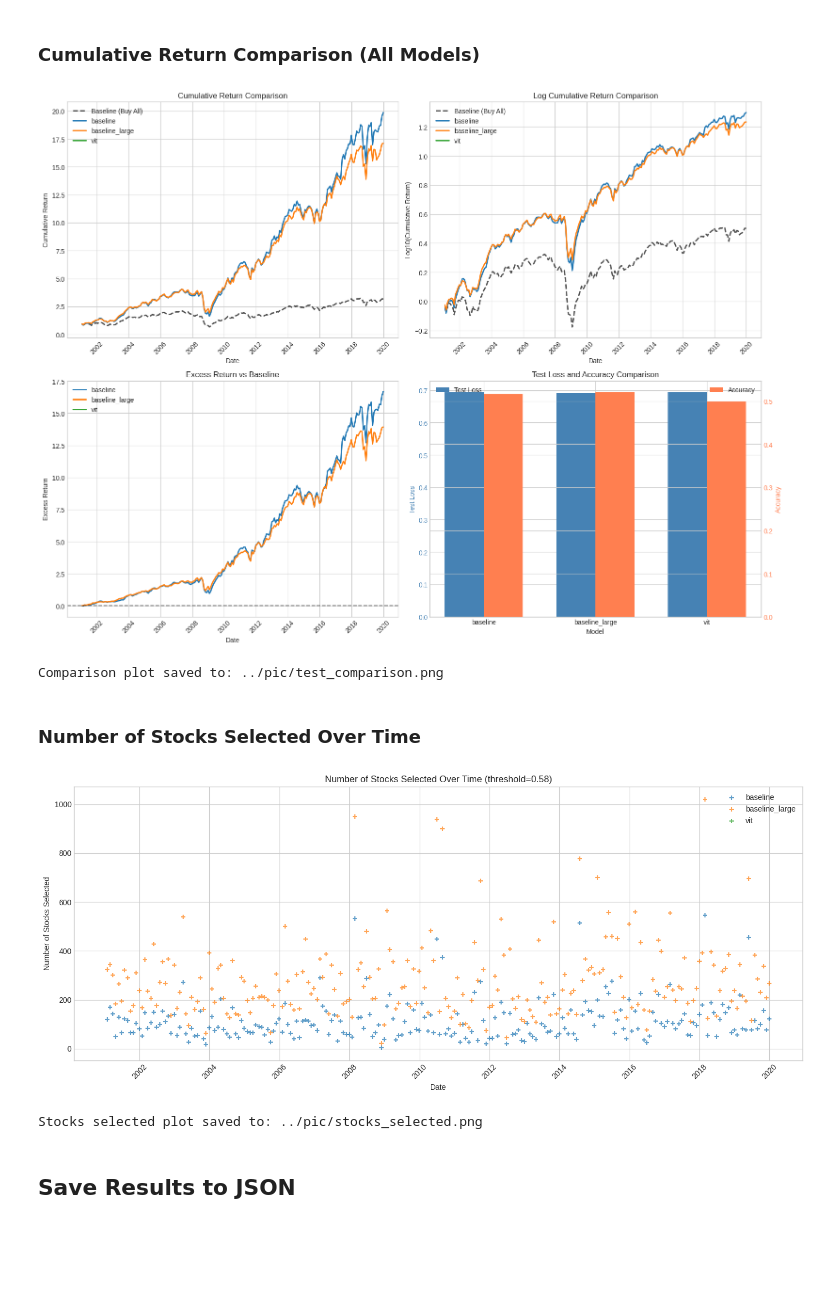
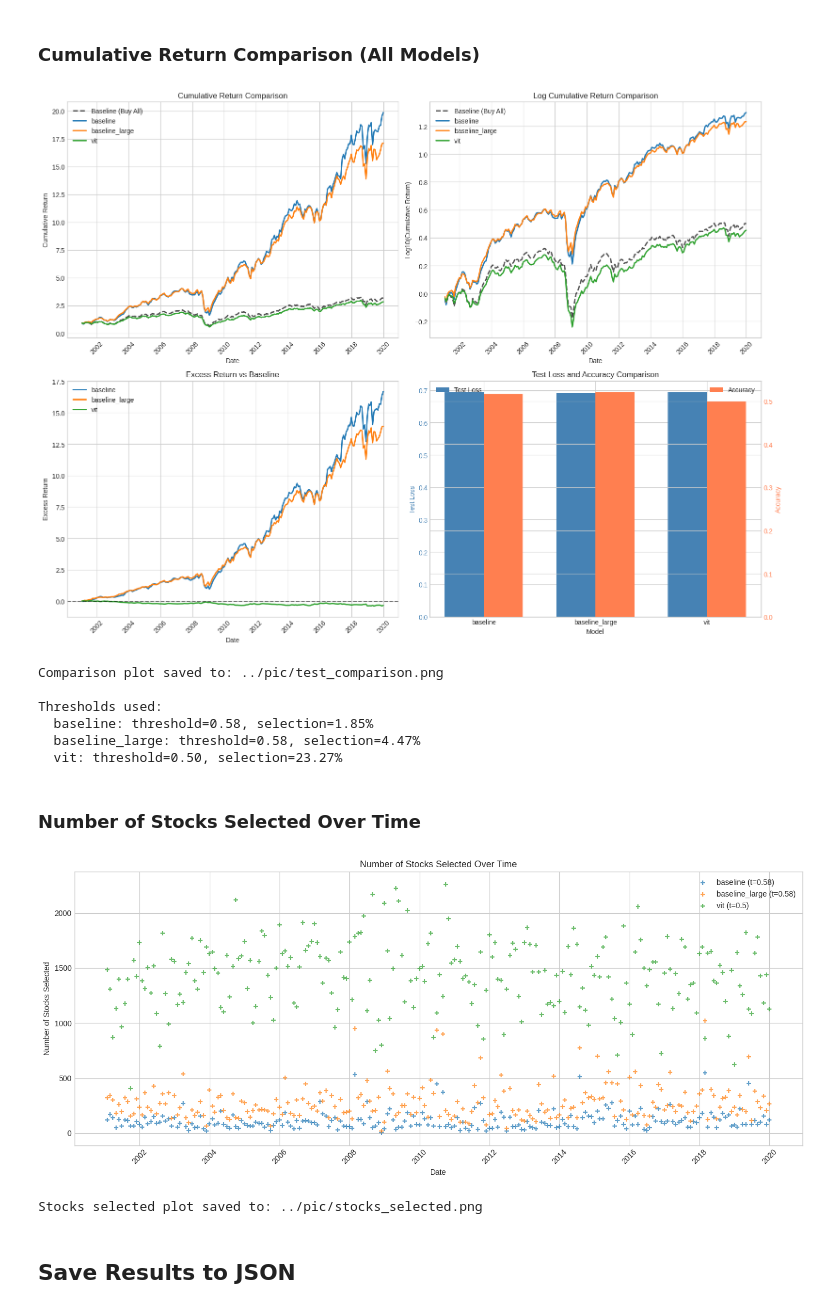
Before and after one commit to zzzweakman/MATH5470_25_Fall_pj2, a Jupyter notebook: notebooks/test.ipynb, the cells around one changed output. Saved outputs shown, nothing was run; the diff lists cells and outputs as text; code cells hidden in the pictures; blank space fills up the shorter version.

```diff
--- a/notebooks/test.ipynb
+++ b/notebooks/test.ipynb
@@ -229,6 +233,7 @@ print("#"*70)
 
 for model_type in model_types:
     model_path = model_paths[model_type]
+    model_threshold = thresholds[model_type]
 
     results = test_single_model(
         model_type=model_type,
@@ -236,7 +241,7 @@ for model_type in model_types:
         test_dataloader=test_dataloader,
         label_df_original=label_df_original,
         device=device,
-        threshold=threshold
+        threshold=model_threshold
     )
 
     if results is not None:
@@ -359,8 +364,12 @@ if len(all_test_results) > 0:
 # 绘制每个模型的策略收益
 for i, (model_type, results) in enumerate(all_test_results.items()):
     ret_strategy = results['ret_strategy']
-    cum_strategy = (ret_strategy + 1).cumprod()
-    ax1.plot(cum_strategy.index, cum_strategy.values, label=f'{model_type}', linewidth=2, color=colors[i % len(colors)])
+    if len(ret_strategy) > 0:
+        cum_strategy = (ret_strategy + 1).cumprod()
+        ax1.plot(cum_strategy.index, cum_strategy.values, label=f'{model_type}', linewidth=2, color=colors[i % len(colors)])
+    else:
+        # 对于没有选中股票的模型，绘制一条水平线表示无收益
+        ax1.axhline(y=1.0, label=f'{model_type} (No Selection)', linewidth=2, linestyle=':', color=colors[i % len(colors)], alpha=0.5)
 
 ax1.set_xlabel('Date')
 ax1.set_ylabel('Cumulative Return')
@@ -376,8 +385,11 @@ if len(all_test_results) > 0:
 
 for i, (model_type, results) in enumerate(all_test_results.items()):
     ret_strategy = results['ret_strategy']
-    log_cum_strategy = np.log10((ret_strategy + 1).cumprod())
-    ax2.plot(log_cum_strategy.index, log_cum_strategy.values, label=f'{model_type}', linewidth=2, color=colors[i % len(colors)])
+    if len(ret_strategy) > 0:
+        log_cum_strategy = np.log10((ret_strategy + 1).cumprod())
+        ax2.plot(log_cum_strategy.index, log_cum_strategy.values, label=f'{model_type}', linewidth=2, color=colors[i % len(colors)])
+    else:
+        ax2.axhline(y=0, label=f'{model_type} (No Selection)', linewidth=2, linestyle=':', color=colors[i % len(colors)], alpha=0.5)
 
 ax2.set_xlabel('Date')
 ax2.set_ylabel('Log10(Cumulative Return)')
@@ -391,11 +403,15 @@ for i, (model_type, results) in enumerate(all_test_results.items()):
     ret_strategy = results['ret_strategy']
     ret_baseline = results['ret_baseline']
 
-    # 对齐日期
-    common_dates = ret_strategy.index.intersection(ret_baseline.index)
-    excess_ret = (ret_strategy.loc[common_dates] + 1).cumprod() - (ret_baseline.loc[common_dates] + 1).cumprod()
-
-    ax3.plot(excess_ret.index, excess_ret.values, label=f'{model_type}', linewidth=2, color=colors[i % len(colors)])
+    if len(ret_strategy) > 0:
+        # 对齐日期
+        common_dates = ret_strategy.index.intersection(ret_baseline.index)
+        excess_ret = (ret_strategy.loc[common_dates] + 1).cumprod() - (ret_baseline.loc[common_dates] + 1).cumprod()
+        ax3.plot(excess_ret.index, excess_ret.values, label=f'{model_type}', linewidth=2, color=colors[i % len(colors)])
+    else:
+        # 对于没有选中股票的模型，超额收益等于 -baseline 的累计收益
+        excess_ret = 1.0 - (ret_baseline + 1).cumprod()
+        ax3.plot(excess_ret.index, excess_ret.values, label=f'{model_type} (No Selection)', linewidth=2, linestyle=':', color=colors[i % len(colors)], alpha=0.5)
 
 ax3.axhline(y=0, color='k', linestyle='--', alpha=0.5)
 ax3.set_xlabel('Date')
@@ -434,39 +450,50 @@ plt.savefig('../pic/test_comparison.png', dpi=300, bbox_inches='tight')
 plt.show()
 
 print("\nComparison plot saved to: ../pic/test_comparison.png")
+print("\nThresholds used:")
+for model_type in model_types:
+    t = thresholds[model_type]
+    sel_ratio = all_test_results[model_type]['selection_ratio'] if model_type in all_test_results else 0
+    print(f"  {model_type}: threshold={t:.2f}, selection={sel_ratio:.2f}%")
 # %% [output]
-[figure, old version]
+[figure, new version]
 Comparison plot saved to: ../pic/test_comparison.png
+
+Thresholds used:
+  baseline: threshold=0.58, selection=1.85%
+  baseline_large: threshold=0.58, selection=4.47%
+  vit: threshold=0.50, selection=23.27%
 # %% [markdown]
 ### Number of Stocks Selected Over Time
 # %%
 # 绘制每个模型随时间选中的股票数量
 fig, ax = plt.subplots(figsize=(14, 6))
 
 for i, (model_type, results) in enumerate(all_test_results.items()):
     predict_logit = results['predict_logit']
-    mask = predict_logit > threshold
+    model_threshold = results['threshold']  # 使用每个模型对应的阈值
+    mask = predict_logit > model_threshold
 
     # 获取选中股票的日期分布
     label_filtered = label_df_original[mask]
     stocks_per_date = label_filtered.groupby(['Date']).size()
 
     ax.scatter(stocks_per_date.index, stocks_per_date.values,
-               marker='+', label=f'{model_type}', alpha=0.7, s=30)
+               marker='+', label=f'{model_type} (t={model_threshold})', alpha=0.7, s=30)
 
 ax.set_xlabel('Date')
 ax.set_ylabel('Number of Stocks Selected')
-ax.set_title(f'Number of Stocks Selected Over Time (threshold={threshold})')
+ax.set_title('Number of Stocks Selected Over Time')
 ax.legend()
 ax.tick_params(axis='x', rotation=45)
 
 plt.tight_layout()
 plt.savefig('../pic/stocks_selected.png', dpi=300, bbox_inches='tight')
 plt.show()
 
 print("\nStocks selected plot saved to: ../pic/stocks_selected.png")
 # %% [output]
-[figure, old version]
+[figure, new version]
 Stocks selected plot saved to: ../pic/stocks_selected.png
 # %% [markdown]
 ## Save Results to JSON
```
Also changed, not shown: parts of 5 cells of this notebook, 7 other files.
